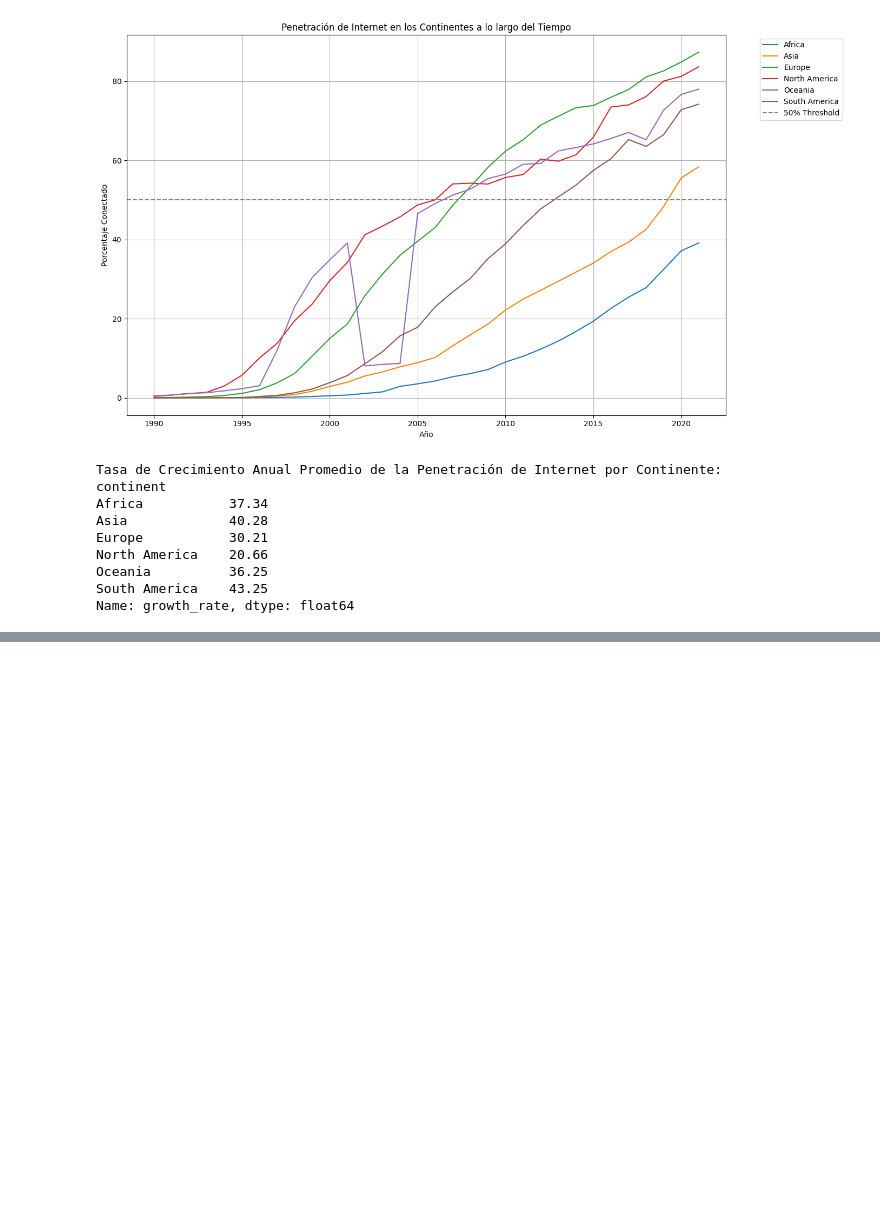
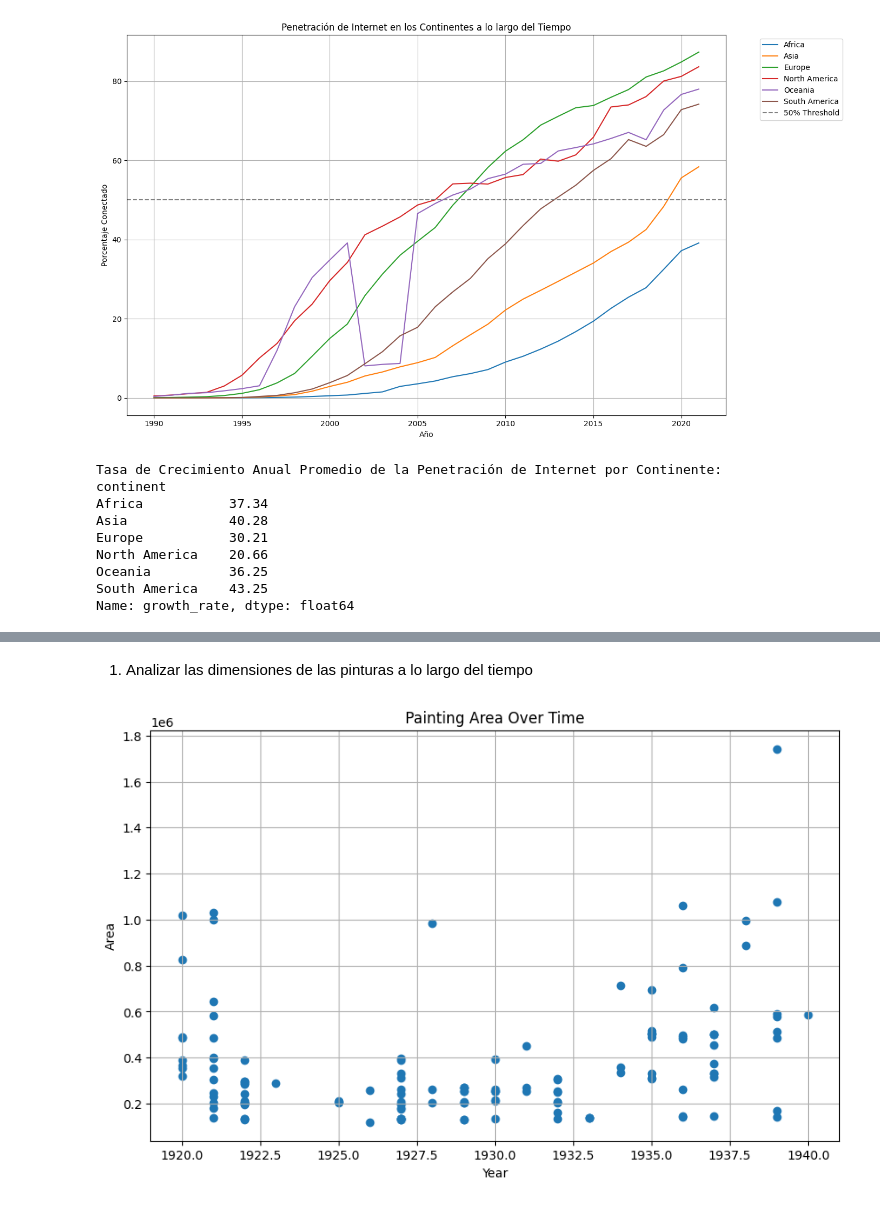
Before and after one commit to LuisAlonsoXP/Mineria_DE_Datos, a Jupyter notebook: mineria.ipynb, the cells around one changed output, grey strips where cells are left out. Drawn from its saved outputs; the diff is of its cells as text; code cells hidden in the pictures; blank space fills up the shorter version.

```diff
--- a/mineria.ipynb
+++ b/mineria.ipynb
@@ -1950,0 +1976,18 @@ Name: growth_rate, dtype: float64
+# %% [markdown]
+1. Analizar las dimensiones de las pinturas a lo largo del tiempo
+# %%
+import matplotlib.pyplot as plt
+import pandas as pd
+
+# 1. Analizar las dimensiones de las pinturas a lo largo del tiempo
+painting_info['area'] = painting_info['width'] * painting_info['height']
+
+plt.figure(figsize=(10, 6))
+plt.scatter(painting_info['year'], painting_info['area'])
+plt.xlabel('Year')
+plt.ylabel('Area')
+plt.title('Painting Area Over Time')
+plt.grid(True)
+plt.show()
+# %% [output]
+[figure, added]
```
Also changed, not shown: parts of 4 cells of this notebook.
